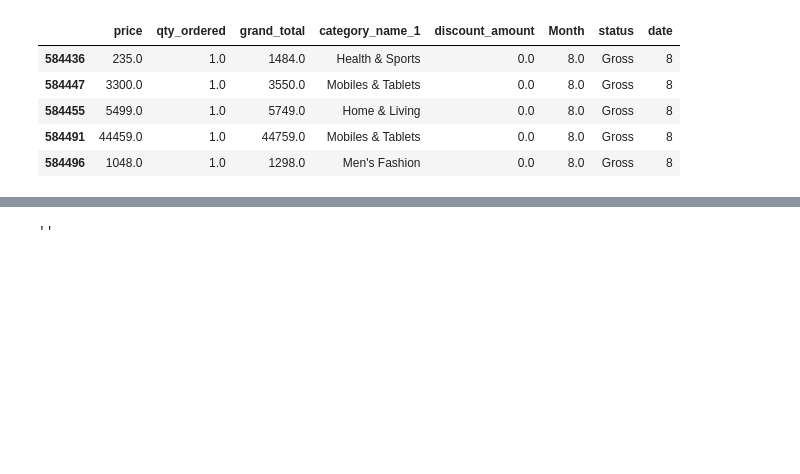
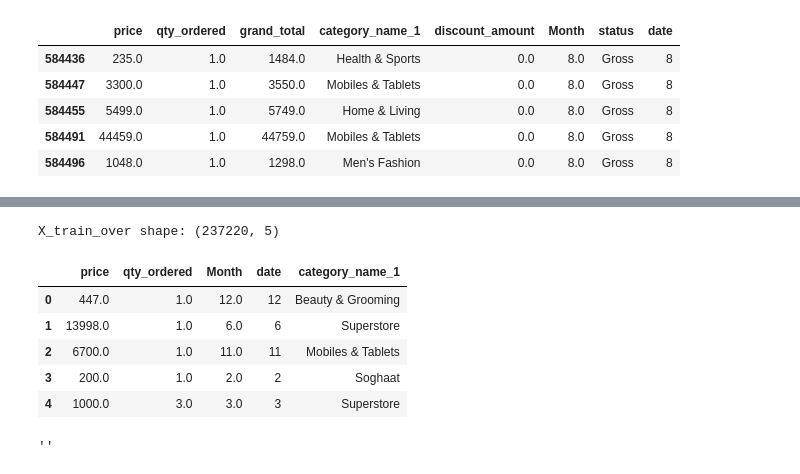
Before and after one commit to Muhammad-Mujtaba-Git/Ecommerce_COD_Validator-Daraz, a Jupyter notebook: Daraz Predictor.ipynb, the cells around one changed output, grey strips where cells are left out. Cells and saved outputs as stored; diff of their text form; code cells hidden in the pictures; blank space fills up the shorter version.

```diff
--- a/Daraz Predictor.ipynb
+++ b/Daraz Predictor.ipynb
@@ -144,3 +180,16 @@ df['status'] = df['status'].map({'Net': 0, 'Gross': 1})
+# %%
+over_sampler = RandomOverSampler(random_state=42)
+X_train_over, y_train_over = over_sampler.fit_resample(X_train,y_train)
+print("X_train_over shape:", X_train_over.shape)
+X_train_over.head()
+# %% [output]
+X_train_over shape: (237220, 5)
+|  | price | qty_ordered | Month | date | category_name_1 |
+| 0 | 447.0 | 1.0 | 12.0 | 12 | Beauty & Grooming |
+| 1 | 13998.0 | 1.0 | 6.0 | 6 | Superstore |
+| 2 | 6700.0 | 1.0 | 11.0 | 11 | Mobiles & Tablets |
+| 3 | 200.0 | 1.0 | 2.0 | 2 | Soghaat |
+| 4 | 1000.0 | 3.0 | 3.0 | 3 | Superstore |
 # %%
 df["status"].value_counts(normalize=True).plot(kind = 'bar',xlabel = "Status",ylabel = "relative frequencies"
                                                      ,title ="")
```
Also changed, not shown: parts of 39 cells of this notebook.
